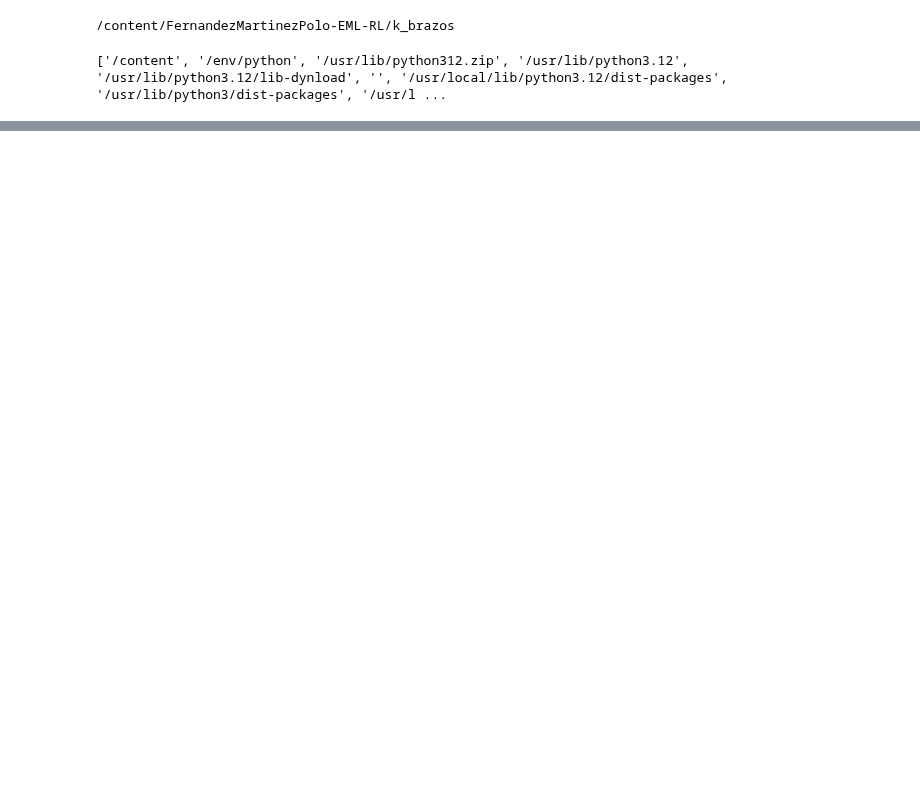
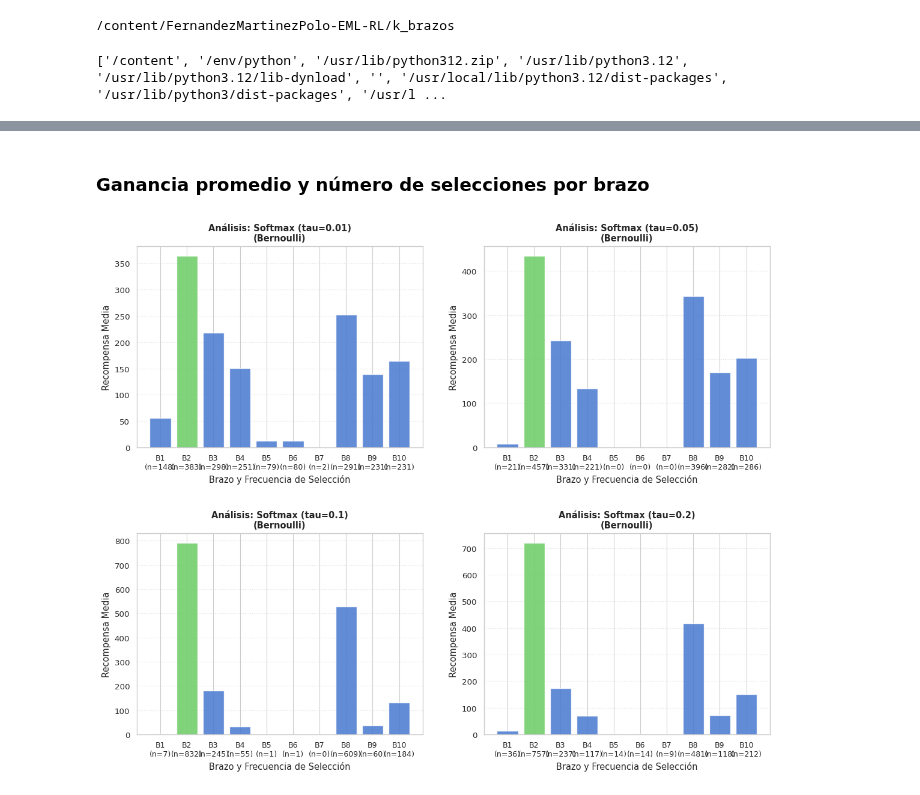
Before and after one commit to angelms2003/FernandezMartinezPolo-EML-RL, a Jupyter notebook: k_brazos/softmax_bernoulli.ipynb, the cells around one changed output, grey strips where cells are left out. Saved outputs shown, nothing was run; the diff lists cells and outputs as text; code cells hidden in the pictures; blank space fills up the shorter version.

```diff
--- a/k_brazos/softmax_bernoulli.ipynb
+++ b/k_brazos/softmax_bernoulli.ipynb
@@ -172,0 +269,6 @@ En problemas reales caracterizados por éxitos y fracasos binarios (como el test
+# %% [markdown]
+### Ganancia promedio y número de selecciones por brazo
+# %%
+plot_arm_statistics(arm_stats_b, algorithms_bernoulli, k, optimal_arm, "Bernoulli")
+# %% [output]
+[figure, added]
```
Also changed, not shown: parts of 29 cells of this notebook, 2 other files.
